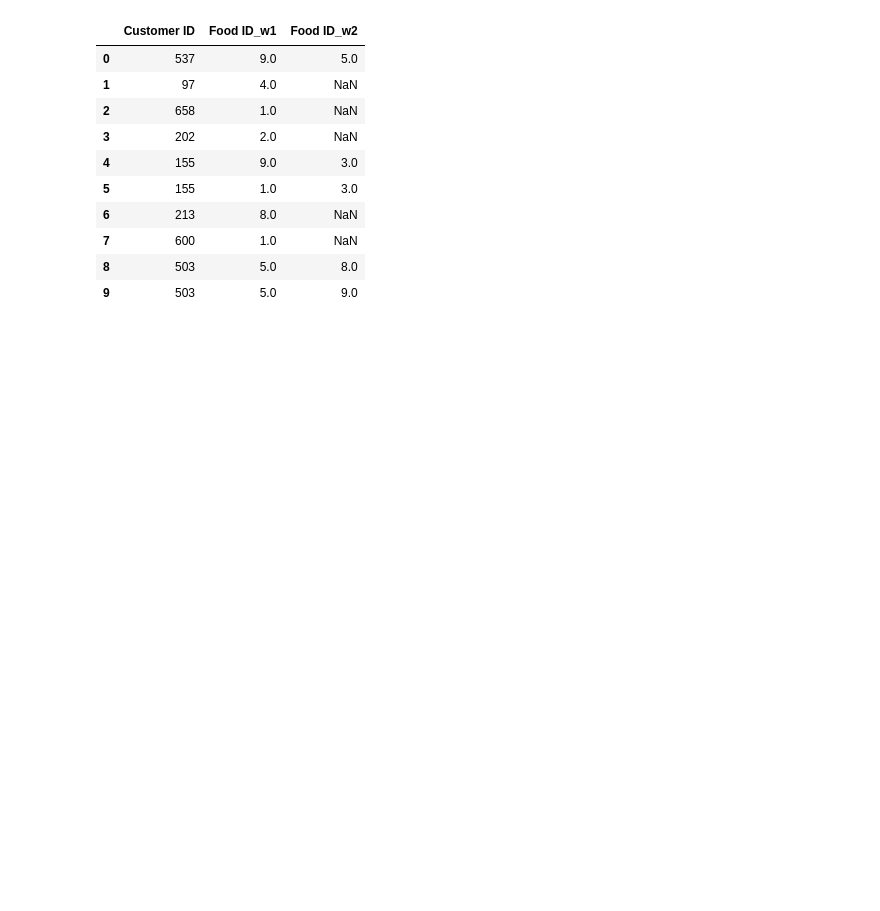
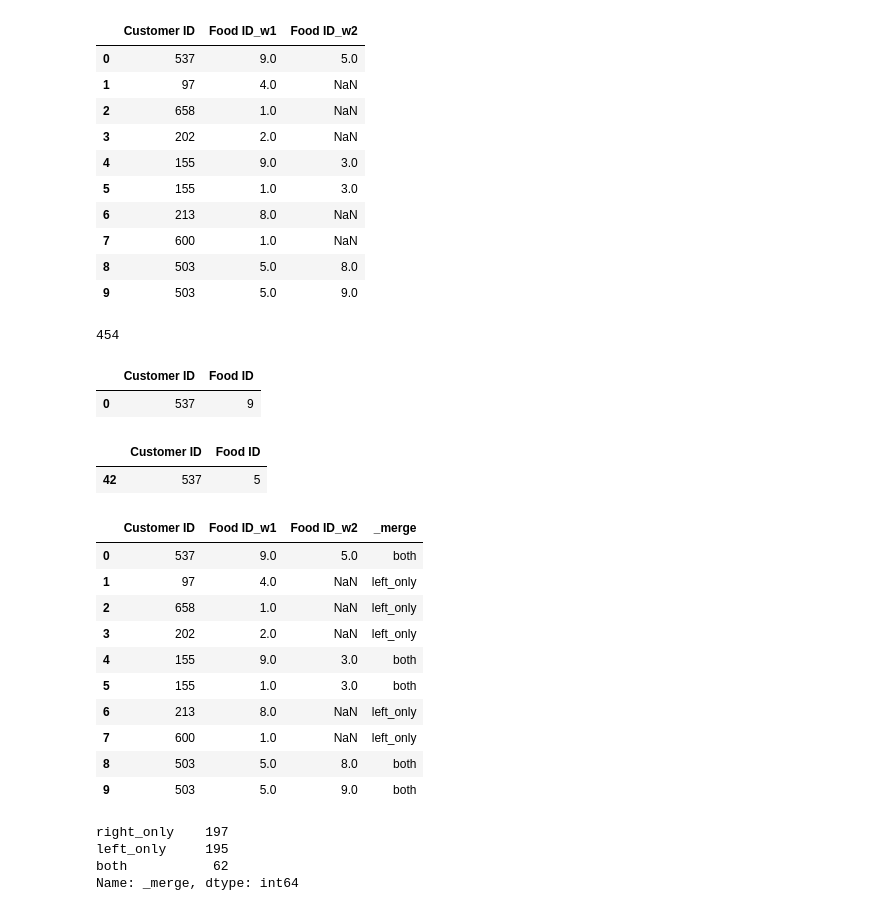
Before and after one commit to YoheiKo/DA_with_pandas_udemy, a Jupyter notebook: merging_joining.ipynb, the cells around one changed output. Drawn from its saved outputs; the diff is of its cells as text; code cells hidden in the pictures; blank space fills up the shorter version.

```diff
--- a/merging_joining.ipynb
+++ b/merging_joining.ipynb
@@ -346,3 +347,40 @@ week1.merge(week2, how = "outer", on = "Customer ID", suffixes = ["_w1", "_w2"])
 | 7 | 600 | 1.0 | NaN |
 | 8 | 503 | 5.0 | 8.0 |
 | 9 | 503 | 5.0 | 9.0 |
+# %%
+len(week1.merge(week2, how = "outer", on = "Customer ID", suffixes = ["_w1", "_w2"]))
+# %% [output]
+454
+# %%
+week1[week1["Customer ID"] == 537]
+# %% [output]
+|  | Customer ID | Food ID |
+| 0 | 537 | 9 |
+# %%
+week2[week2["Customer ID"] == 537]
+# %% [output]
+|  | Customer ID | Food ID |
+| 42 | 537 | 5 |
+# %%
+merged = week1.merge(week2, how = "outer", on = "Customer ID", suffixes = ["_w1", "_w2"], indicator = True)
+merged.head(10)
+# %% [output]
+|  | Customer ID | Food ID_w1 | Food ID_w2 | _merge |
+| 0 | 537 | 9.0 | 5.0 | both |
+| 1 | 97 | 4.0 | NaN | left_only |
+| 2 | 658 | 1.0 | NaN | left_only |
+| 3 | 202 | 2.0 | NaN | left_only |
+| 4 | 155 | 9.0 | 3.0 | both |
+| 5 | 155 | 1.0 | 3.0 | both |
+| 6 | 213 | 8.0 | NaN | left_only |
+| 7 | 600 | 1.0 | NaN | left_only |
+| 8 | 503 | 5.0 | 8.0 | both |
+| 9 | 503 | 5.0 | 9.0 | both |
+# %%
+merged["_merge"].value_counts()
+# 197 unique customers exist in right DataFrame/week2 and 195 unique costmers exist in the left DataFrame/week1.
+# %% [output]
+right_only    197
+left_only     195
+both           62
+Name: _merge, dtype: int64
```
Also changed, not shown: parts of 15 cells of this notebook.
